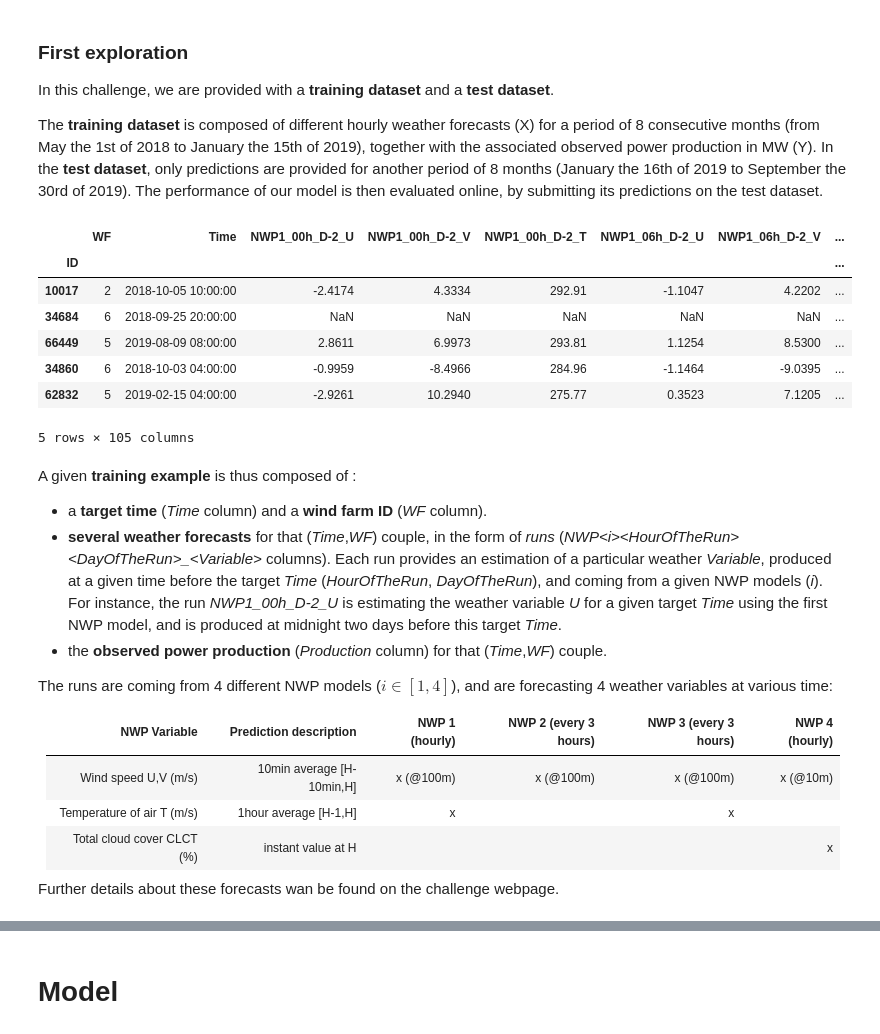
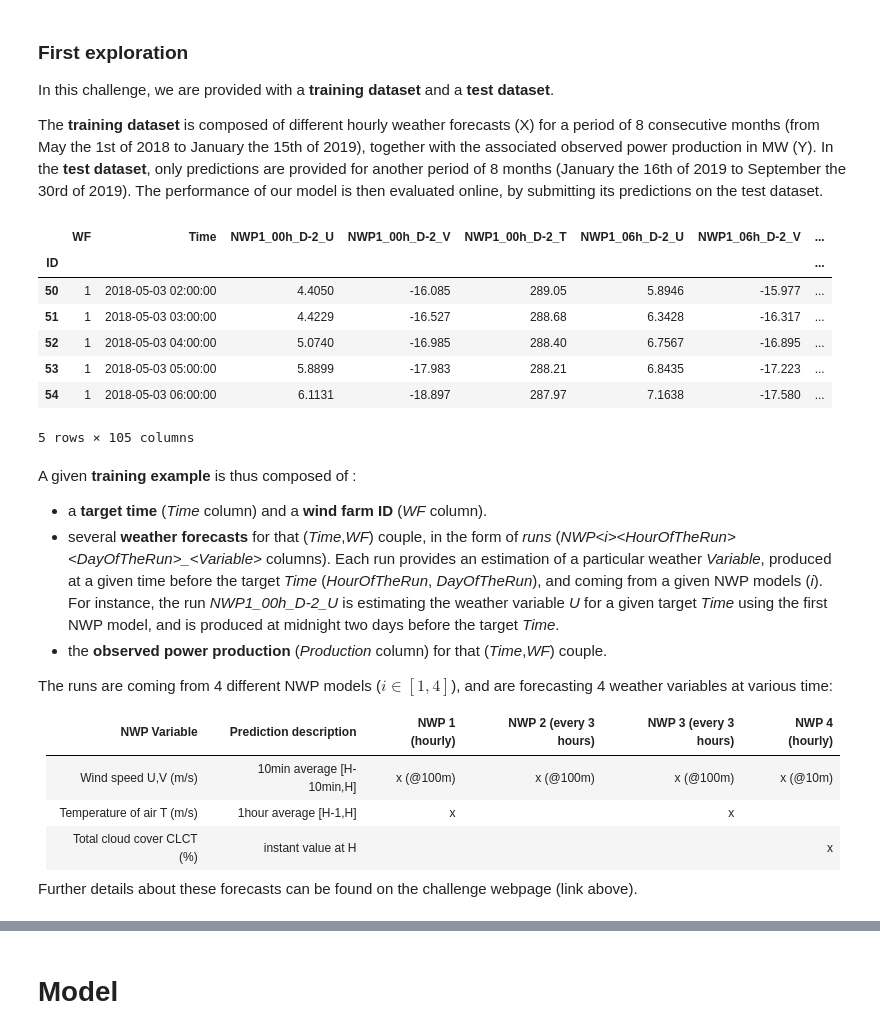
Before and after one commit to qcha41/wind-power-forecasting-challenge, a Jupyter notebook: notebook.ipynb, the cells around one changed output, grey strips where cells are left out. Drawn from its saved outputs; the diff is of its cells as text; code cells hidden in the pictures.

```diff
--- a/notebook.ipynb
+++ b/notebook.ipynb
@@ -47,20 +48,20 @@ The **training dataset** is composed of different hourly weather forecasts (X) f
 # %%
 # Load data
 df = core.load_data()
-df.sample(5)
+df.loc[50:54]
 # %% [output]
 |  | WF | Time | NWP1_00h_D-2_U | NWP1_00h_D-2_V | NWP1_00h_D-2_T | NWP1_06h_D-2_U | NWP1_06h_D-2_V | ... |
 | ID |  |  |  |  |  |  |  | ... |
-| 10017 | 2 | 2018-10-05 10:00:00 | -2.4174 | 4.3334 | 292.91 | -1.1047 | 4.2202 | ... |
-| 34684 | 6 | 2018-09-25 20:00:00 | NaN | NaN | NaN | NaN | NaN | ... |
-| 66449 | 5 | 2019-08-09 08:00:00 | 2.8611 | 6.9973 | 293.81 | 1.1254 | 8.5300 | ... |
-| 34860 | 6 | 2018-10-03 04:00:00 | -0.9959 | -8.4966 | 284.96 | -1.1464 | -9.0395 | ... |
-| 62832 | 5 | 2019-02-15 04:00:00 | -2.9261 | 10.2940 | 275.77 | 0.3523 | 7.1205 | ... |
+| 50 | 1 | 2018-05-03 02:00:00 | 4.4050 | -16.085 | 289.05 | 5.8946 | -15.977 | ... |
+| 51 | 1 | 2018-05-03 03:00:00 | 4.4229 | -16.527 | 288.68 | 6.3428 | -16.317 | ... |
+| 52 | 1 | 2018-05-03 04:00:00 | 5.0740 | -16.985 | 288.40 | 6.7567 | -16.895 | ... |
+| 53 | 1 | 2018-05-03 05:00:00 | 5.8899 | -17.983 | 288.21 | 6.8435 | -17.223 | ... |
+| 54 | 1 | 2018-05-03 06:00:00 | 6.1131 | -18.897 | 287.97 | 7.1638 | -17.580 | ... |
 5 rows × 105 columns
 # %% [markdown]
 A given **training example** is thus composed of :
  - a **target time** (*Time* column) and a **wind farm ID** (*WF* column).
- - **several weather forecasts** for that (*Time*,*WF*) couple, in the form of *runs* (*NWP\<i>_\<HourOfTheRun>_\<DayOfTheRun>_\<Variable>* columns). Each run provides an estimation of a particular weather *Variable*, produced at a given time before the target *Time* (*HourOfTheRun*, *DayOfTheRun*), and coming from a given NWP models (*i*). For instance, the run *NWP1_00h_D-2_U* is estimating the weather variable *U* for a given target *Time* using the first NWP model, and is produced at midnight two days before this target *Time*.
+ - several **weather forecasts** for that (*Time*,*WF*) couple, in the form of *runs* (*NWP\<i>_\<HourOfTheRun>_\<DayOfTheRun>_\<Variable>* columns). Each run provides an estimation of a particular weather *Variable*, produced at a given time before the target *Time* (*HourOfTheRun*, *DayOfTheRun*), and coming from a given NWP models (*i*). For instance, the run *NWP1_00h_D-2_U* is estimating the weather variable *U* for a given target *Time* using the first NWP model, and is produced at midnight two days before the target *Time*.
  - the **observed power production** (*Production* column) for that (*Time*,*WF*) couple.
 
 The runs are coming from 4 different NWP models ($i\in[1,4]$), and are forecasting 4 weather variables at various time:
@@ -71,4 +72,4 @@ Wind speed U,V (m/s) | 10min average [H-10min,H] | x (@100m) | x (@100m) | x (@1
 Temperature of air T (m/s) | 1hour average [H-1,H] | x |  | x |
 Total cloud cover CLCT (%) | instant value at H | | | | x
 
-Further details about these forecasts wan be found on the challenge webpage.
+Further details about these forecasts can be found on the challenge webpage (link above).
```
Also changed, not shown: parts of 19 cells of this notebook.
